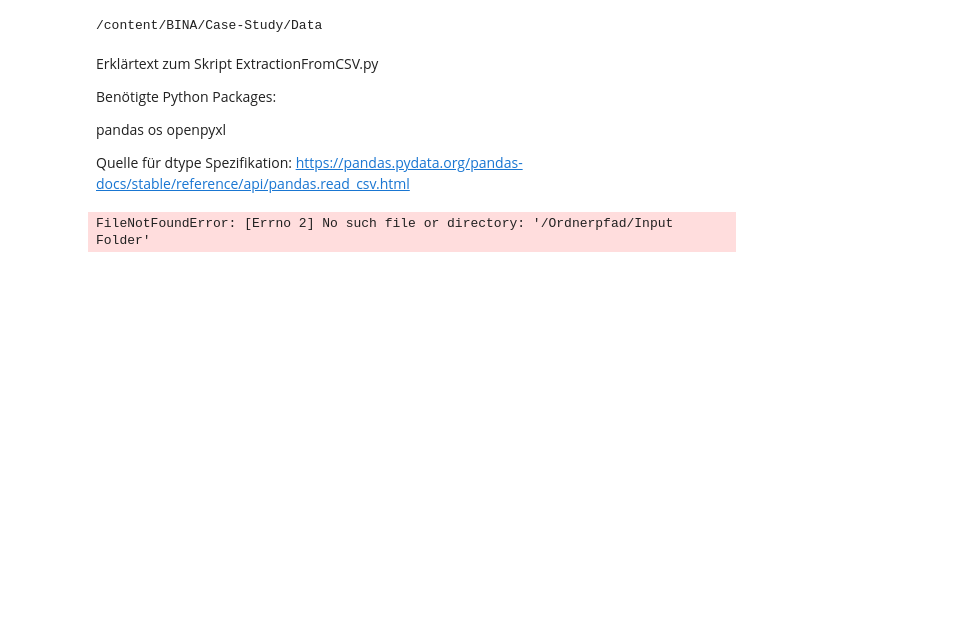
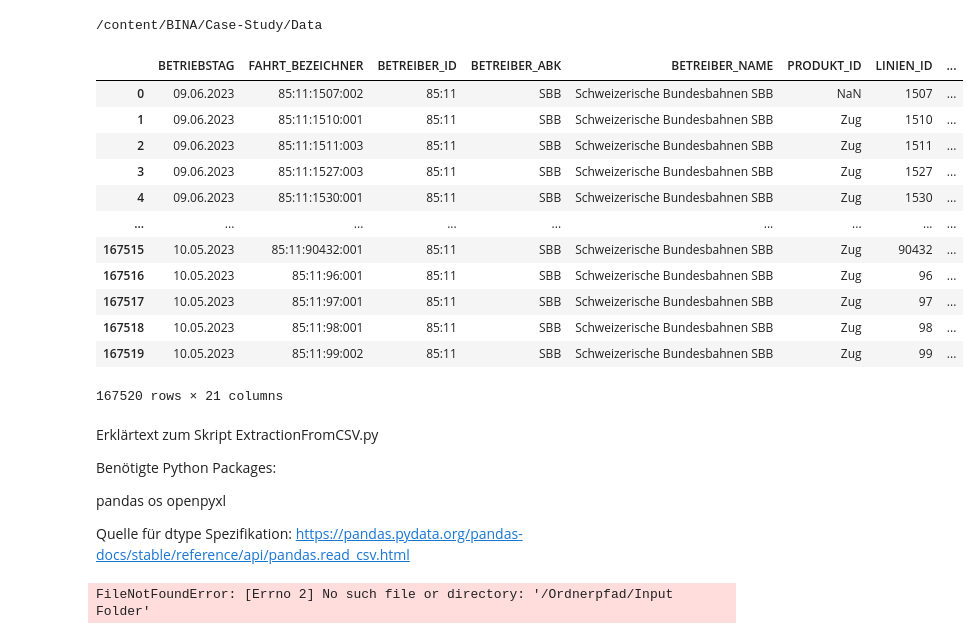
Before and after one commit to yannluethi/BINA, a Jupyter notebook: Case-Study/Python/BINA_Case-Study.ipynb, the cells around one changed output. Drawn from its saved outputs; the diff is of its cells as text; code cells hidden in the pictures; blank space fills up the shorter version.

```diff
--- a/Case-Study/Python/BINA_Case-Study.ipynb
+++ b/Case-Study/Python/BINA_Case-Study.ipynb
@@ -65,6 +65,21 @@ import matplotlib.pyplot as plt
 # %%
 #read file to see file structure of .excel filesof matching table ZRH_Flughafen_2023.xlsx
 sbb = pd.read_excel("ZRH_Flughafen_2023.xlsx")
+sbb
+# %% [output]
+|  | BETRIEBSTAG | FAHRT_BEZEICHNER | BETREIBER_ID | BETREIBER_ABK | BETREIBER_NAME | PRODUKT_ID | LINIEN_ID | ... |
+| 0 | 09.06.2023 | 85:11:1507:002 | 85:11 | SBB | Schweizerische Bundesbahnen SBB | NaN | 1507 | ... |
+| 1 | 09.06.2023 | 85:11:1510:001 | 85:11 | SBB | Schweizerische Bundesbahnen SBB | Zug | 1510 | ... |
+| 2 | 09.06.2023 | 85:11:1511:003 | 85:11 | SBB | Schweizerische Bundesbahnen SBB | Zug | 1511 | ... |
+| 3 | 09.06.2023 | 85:11:1527:003 | 85:11 | SBB | Schweizerische Bundesbahnen SBB | Zug | 1527 | ... |
+| 4 | 09.06.2023 | 85:11:1530:001 | 85:11 | SBB | Schweizerische Bundesbahnen SBB | Zug | 1530 | ... |
+| ... | ... | ... | ... | ... | ... | ... | ... | ... |
+| 167515 | 10.05.2023 | 85:11:90432:001 | 85:11 | SBB | Schweizerische Bundesbahnen SBB | Zug | 90432 | ... |
+| 167516 | 10.05.2023 | 85:11:96:001 | 85:11 | SBB | Schweizerische Bundesbahnen SBB | Zug | 96 | ... |
+| 167517 | 10.05.2023 | 85:11:97:001 | 85:11 | SBB | Schweizerische Bundesbahnen SBB | Zug | 97 | ... |
+| 167518 | 10.05.2023 | 85:11:98:001 | 85:11 | SBB | Schweizerische Bundesbahnen SBB | Zug | 98 | ... |
+| 167519 | 10.05.2023 | 85:11:99:002 | 85:11 | SBB | Schweizerische Bundesbahnen SBB | Zug | 99 | ... |
+167520 rows × 21 columns
 # %% [markdown]
 Erklärtext zum Skript ExtractionFromCSV.py
 
```
Also changed, not shown: parts of 1 cell of this notebook.
